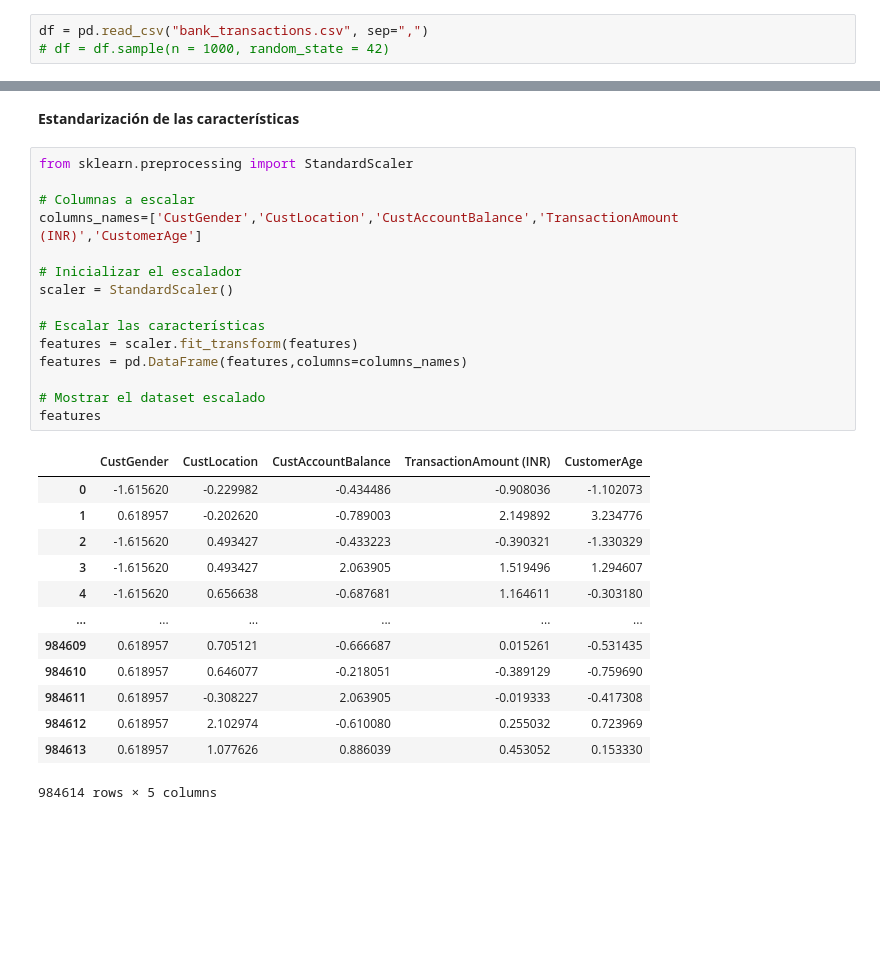
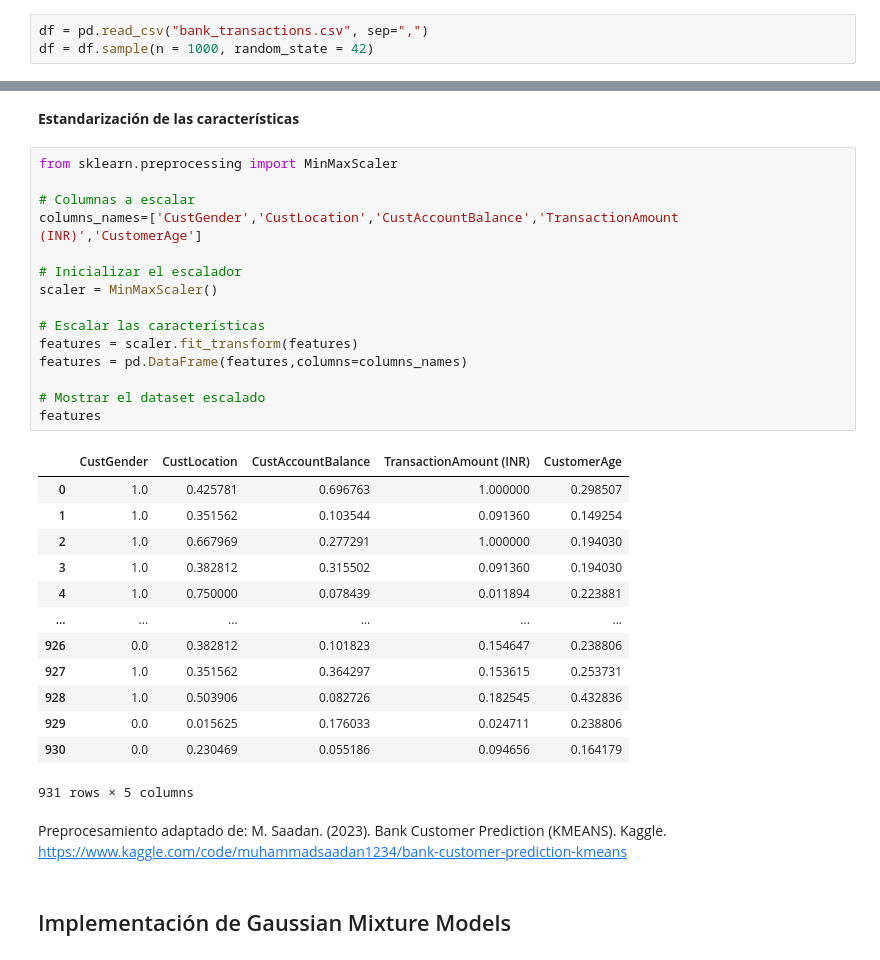
Before and after one commit to mariaRam2003/Laboratorio4_IA, a Jupyter notebook: Task 2.2 - GMM.ipynb, the cells around one changed output, grey strips where cells are left out. Cells and saved outputs as stored; diff of their text form; blank space fills up the shorter version.

```diff
--- a/Task 2.2 - GMM.ipynb
+++ b/Task 2.2 - GMM.ipynb
@@ -19,7 +19,7 @@ warnings.filterwarnings('ignore')
 **Cargar el dataset al entorno**
 # %%
 df = pd.read_csv("bank_transactions.csv", sep=",")
-# df = df.sample(n = 1000, random_state = 42)
+df = df.sample(n = 1000, random_state = 42)
 # %% [markdown]
 **Visualizar estructura e información general del dataset**
 # %%
@@ -309,31 +308,35 @@ Las otras características fueron eliminadas porque no aportan información rele
 # %% [markdown]
 **Estandarización de las características**
 # %%
-from sklearn.preprocessing import StandardScaler
+from sklearn.preprocessing import MinMaxScaler
 
 # Columnas a escalar
 columns_names=['CustGender','CustLocation','CustAccountBalance','TransactionAmount (INR)','CustomerAge']
 
 # Inicializar el escalador
-scaler = StandardScaler()
+scaler = MinMaxScaler()
 
 # Escalar las características
 features = scaler.fit_transform(features)
 features = pd.DataFrame(features,columns=columns_names)
 
 # Mostrar el dataset escalado
 features
 # %% [output]
 |  | CustGender | CustLocation | CustAccountBalance | TransactionAmount (INR) | CustomerAge |
-| 0 | -1.615620 | -0.229982 | -0.434486 | -0.908036 | -1.102073 |
-| 1 | 0.618957 | -0.202620 | -0.789003 | 2.149892 | 3.234776 |
-| 2 | -1.615620 | 0.493427 | -0.433223 | -0.390321 | -1.330329 |
-| 3 | -1.615620 | 0.493427 | 2.063905 | 1.519496 | 1.294607 |
-| 4 | -1.615620 | 0.656638 | -0.687681 | 1.164611 | -0.303180 |
+| 0 | 1.0 | 0.425781 | 0.696763 | 1.000000 | 0.298507 |
+| 1 | 1.0 | 0.351562 | 0.103544 | 0.091360 | 0.149254 |
+| 2 | 1.0 | 0.667969 | 0.277291 | 1.000000 | 0.194030 |
+| 3 | 1.0 | 0.382812 | 0.315502 | 0.091360 | 0.194030 |
+| 4 | 1.0 | 0.750000 | 0.078439 | 0.011894 | 0.223881 |
 | ... | ... | ... | ... | ... | ... |
-| 984609 | 0.618957 | 0.705121 | -0.666687 | 0.015261 | -0.531435 |
-| 984610 | 0.618957 | 0.646077 | -0.218051 | -0.389129 | -0.759690 |
-| 984611 | 0.618957 | -0.308227 | 2.063905 | -0.019333 | -0.417308 |
-| 984612 | 0.618957 | 2.102974 | -0.610080 | 0.255032 | 0.723969 |
-| 984613 | 0.618957 | 1.077626 | 0.886039 | 0.453052 | 0.153330 |
+| 926 | 0.0 | 0.382812 | 0.101823 | 0.154647 | 0.238806 |
+| 927 | 1.0 | 0.351562 | 0.364297 | 0.153615 | 0.253731 |
+| 928 | 1.0 | 0.503906 | 0.082726 | 0.182545 | 0.432836 |
+| 929 | 0.0 | 0.015625 | 0.176033 | 0.024711 | 0.238806 |
+| 930 | 0.0 | 0.230469 | 0.055186 | 0.094656 | 0.164179 |
-984614 rows × 5 columns
+931 rows × 5 columns
+# %% [markdown]
+Preprocesamiento adaptado de: M. Saadan. (2023). Bank Customer Prediction (KMEANS). Kaggle. https://www.kaggle.com/code/muhammadsaadan1234/bank-customer-prediction-kmeans
+# %% [markdown]
+## Implementación de Gaussian Mixture Models
```
Also changed, not shown: parts of 35 cells of this notebook.
